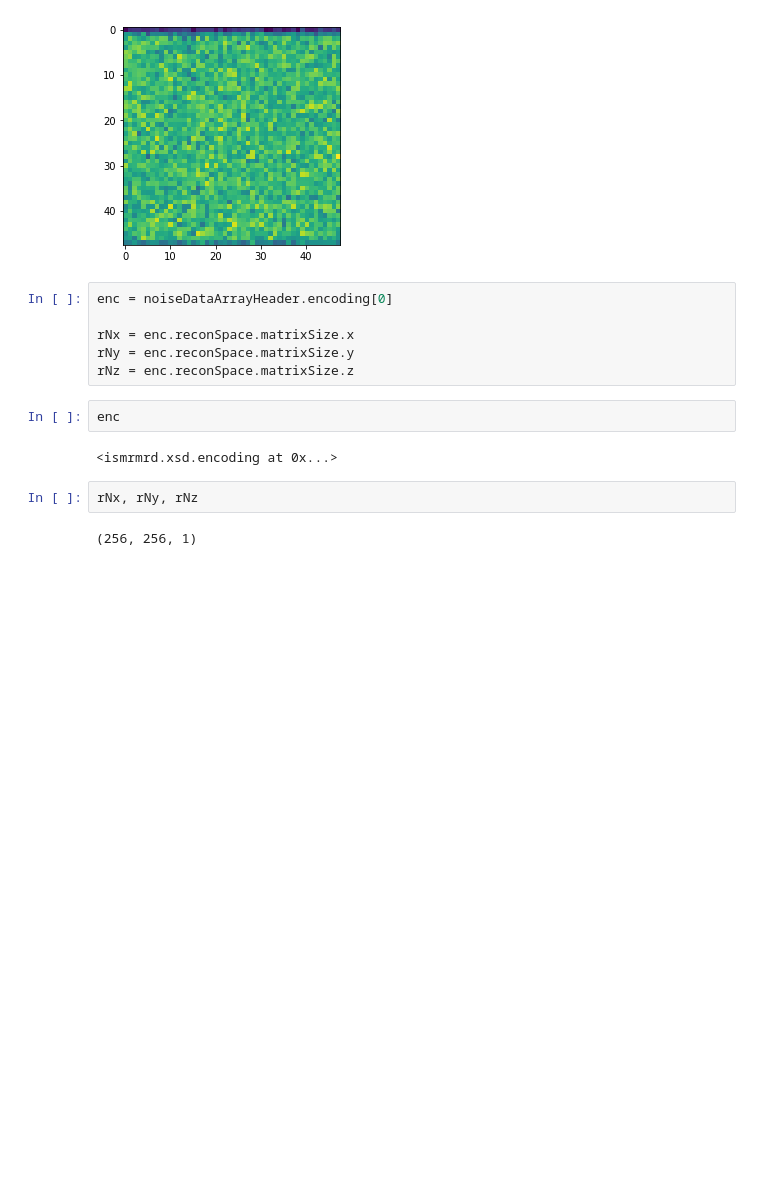
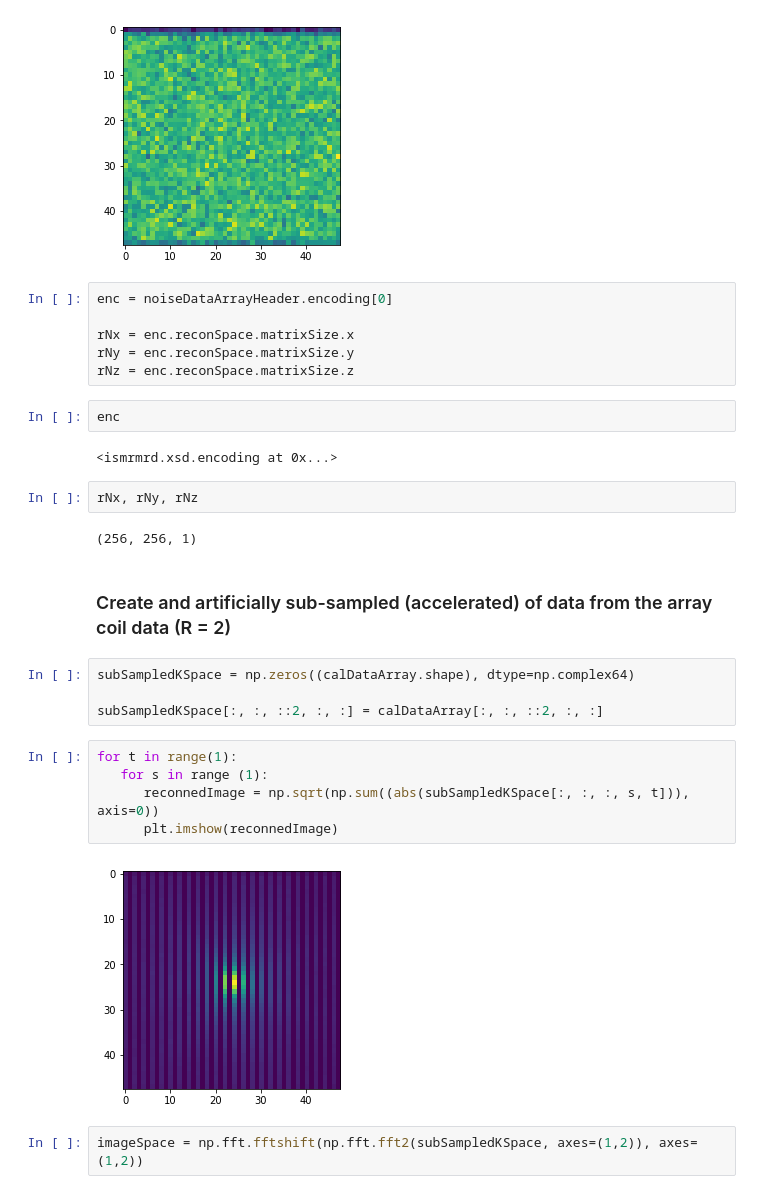
Before and after one commit to ismrmrd/ge_to_ismrmrd, a Jupyter notebook: sampleData/notebooks/basicISMRMRDPythonImportAndRecon.ipynb, the cells around one changed output. Cells and saved outputs as stored; diff of their text form; blank space fills up the shorter version.

Commit message:
Added artificially generated example of accelerated data problem.

```diff
--- a/sampleData/notebooks/basicISMRMRDPythonImportAndRecon.ipynb
+++ b/sampleData/notebooks/basicISMRMRDPythonImportAndRecon.ipynb
@@ -93,3 +99,18 @@ enc
 rNx, rNy, rNz
 # %% [output]
 (256, 256, 1)
+# %% [markdown]
+### Create and artificially sub-sampled (accelerated) of data from the array coil data (R = 2)
+# %%
+subSampledKSpace = np.zeros((calDataArray.shape), dtype=np.complex64)
+
+subSampledKSpace[:, :, ::2, :, :] = calDataArray[:, :, ::2, :, :]
+# %%
+for t in range(1):
+   for s in range (1):
+      reconnedImage = np.sqrt(np.sum((abs(subSampledKSpace[:, :, :, s, t])), axis=0))
+      plt.imshow(reconnedImage)
+# %% [output]
+[figure, added]
+# %%
+imageSpace = np.fft.fftshift(np.fft.fft2(subSampledKSpace, axes=(1,2)), axes=(1,2))
```
Also changed, not shown: parts of 4 cells of this notebook.
